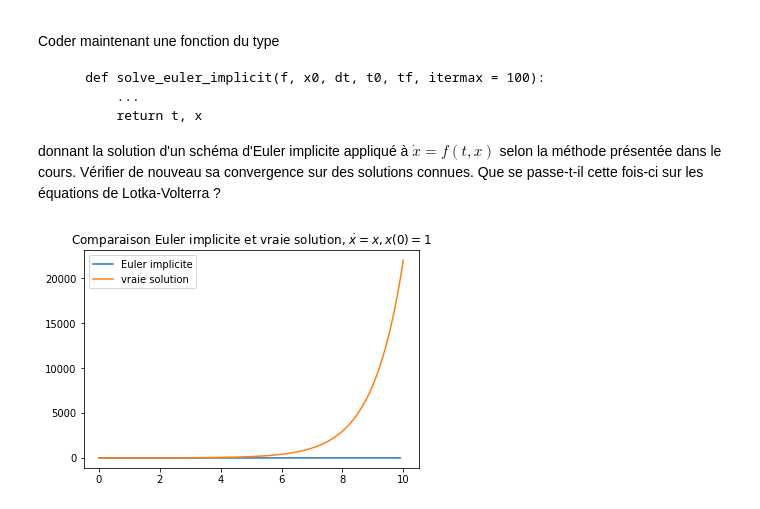
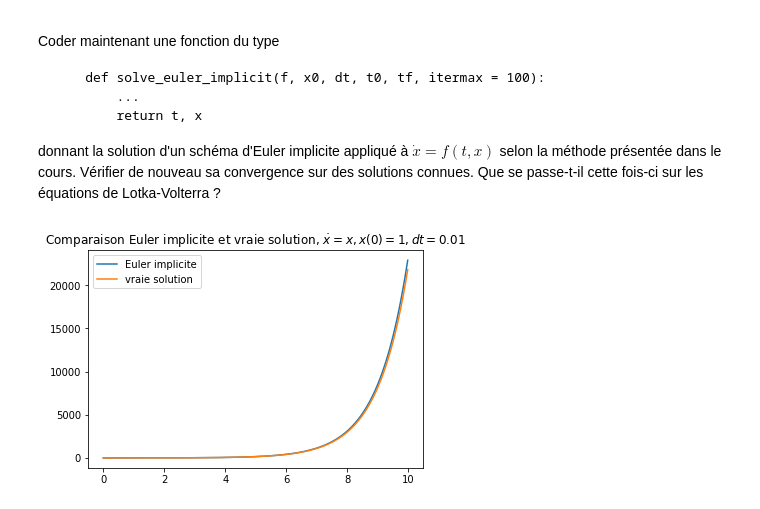
Before and after one commit to plgstalter/lotka_volterra, a Jupyter notebook: projet.ipynb, the cells around one changed output. Drawn from its saved outputs; the diff is of its cells as text; code cells hidden in the pictures.

```diff
--- a/projet.ipynb
+++ b/projet.ipynb
@@ -211,33 +241,39 @@ Coder maintenant une fonction du type
 
 donnant la solution d'un schéma d'Euler implicite appliqué à $\dot{x}=f(t,x)$ selon la méthode présentée dans le cours. Vérifier de nouveau sa convergence sur des solutions connues. Que se passe-t-il cette fois-ci sur les équations de Lotka-Volterra ?
 # %%
-def solve_euler_implicit(f, x0, dt, t0, tf, eps=.1):
+from numpy.linalg import norm
+
+def solve_euler_implicit(f, x0, dt, t0, tf, eps=.05):
     t = np.arange(t0, tf, dt)
     n = len(t)
     x = np.array(x0)*np.ones((n, 1))
-    x_0 = np.array(x0)
 
     def F(i, y):
-        nonlocal x
-        return x[i] + dt*f(y, t[i])
+        return x[i-1] + dt*f(y, t[i])
 
     for i in range(1, n):
+        condition = True
         x0 = x[i-1]
         x_k = x0+dt*f(x0, t[i])
         x_k1 = F(i, x_k)
-        while np.abs((x_k1-x_k)/x_0) >= eps:
-            x_k, x_k1 = x_k1, F(i, x_k1)
-        x[i] = x_k1
+        n_x_0 = norm(x_k)
+        while condition:
+            if np.abs(norm(x_k1-x_k)/n_x_0) < eps:
+                x[i] = x_k1
+                condition = False
+            else:
+                x_k, x_k1 = x_k1, F(i, x_k1)
 
     return t, x
 # %%
-t, x = solve_euler_implicit(g, 1., .1, 0., 10.)
-time = np.linspace(0, 10, 500)
+# Testons sur l'exponentielle
 
-plt.title("Comparaison Euler implicite et vraie solution, $\dot x = x, x(0)=1$")
+t, x = solve_euler_implicit(g, 1., .01, 0., 10.)
+
+plt.title("Comparaison Euler implicite et vraie solution, $\dot x = x, x(0)=1, dt=0.01$")
 plt.plot(t, x, label="Euler implicite")
-plt.plot(time, np.exp(time), label="vraie solution")
+plt.plot(t, np.exp(t), label="vraie solution")
 plt.legend()
 plt.show();
 # %% [output]
-[figure, old version]
+[figure, new version]
```
Also changed, not shown: parts of 8 cells of this notebook.
